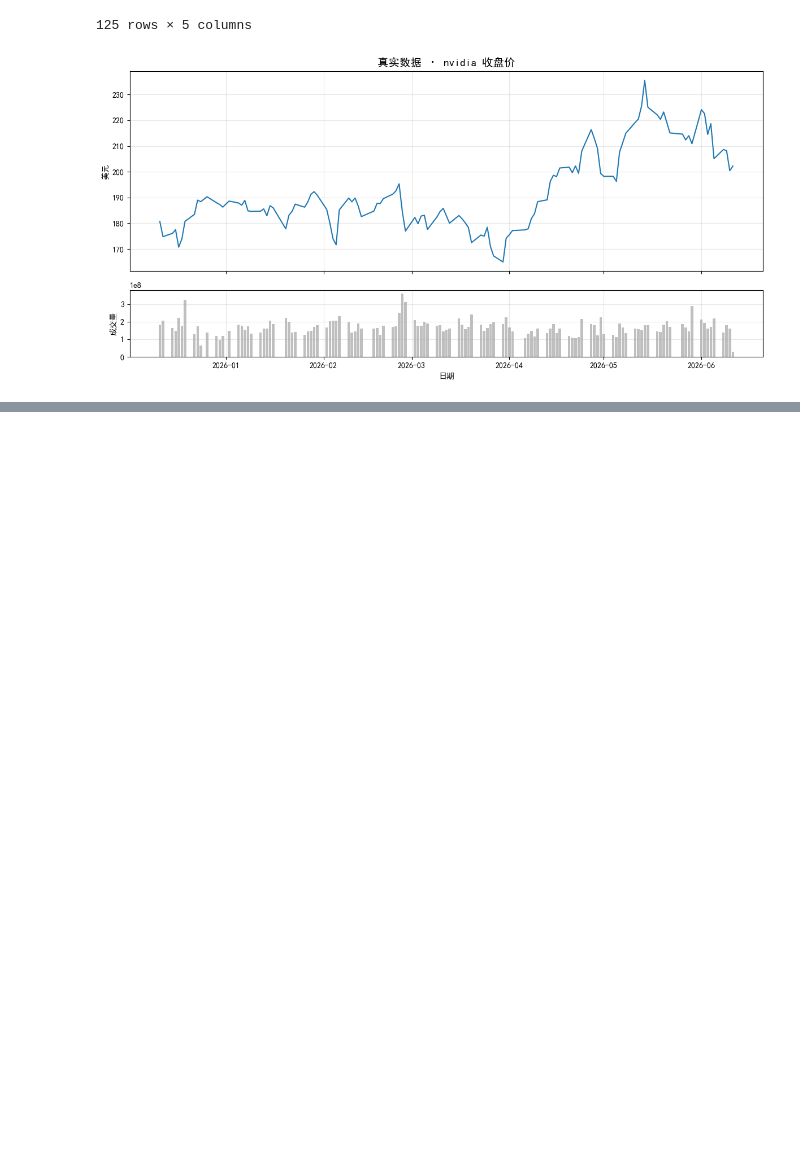
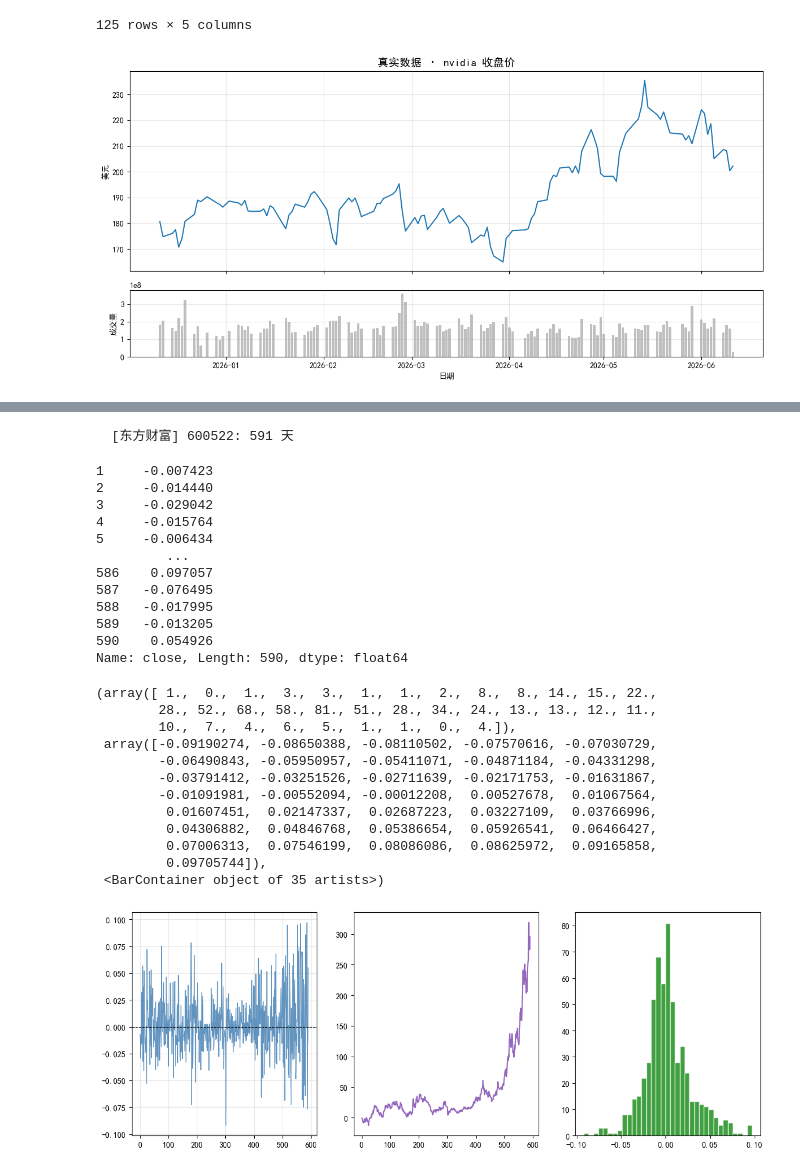
Before and after one commit to ChenxiWang-Dawn/Quant, a Jupyter notebook: notebooks/learnQuant.ipynb, the cells around one changed output, grey strips where cells are left out. Cells and saved outputs as stored; diff of their text form; code cells hidden in the pictures; blank space fills up the shorter version.

```diff
--- a/notebooks/learnQuant.ipynb
+++ b/notebooks/learnQuant.ipynb
@@ -62,0 +237,43 @@ aapl = yf.download('AAPL', period='1y', progress=False, multi_level_index=False)
+# %%
+data  = get_a_stock_daily("600522","20240101","20260615", adjust="hfq")
+
+df = data['close'].pct_change().dropna()
+display(df)
+
+rets = df
+fig, axes = plt.subplots(1, 3, figsize=(14, 5))
+axes[0].plot(rets.index, rets.values, color='steelblue',linewidth=0.9, alpha=0.85)
+axes[0].axhline(0, color='black', linewidth=0.8, linestyle='--')
+axes[0].grid(True, alpha=0.3)
+
+cum_return = (1 + rets).cumprod()-1
+axes[1].plot(cum_return.index, cum_return.values*100, color='tab:purple', linewidth=1.5)
+
+axes[2].hist(rets.values, bins=35, color='green', alpha=0.75, edgecolor='white')
+# %% [output]
+  [东方财富] 600522: 591 天
+1     -0.007423
+2     -0.014440
+3     -0.029042
+4     -0.015764
+5     -0.006434
+         ...
+586    0.097057
+587   -0.076495
+588   -0.017995
+589   -0.013205
+590    0.054926
+Name: close, Length: 590, dtype: float64
+(array([ 1.,  0.,  1.,  3.,  3.,  1.,  1.,  2.,  8.,  8., 14., 15., 22.,
+        28., 52., 68., 58., 81., 51., 28., 34., 24., 13., 13., 12., 11.,
+        10.,  7.,  4.,  6.,  5.,  1.,  1.,  0.,  4.]),
+ array([-0.09190274, -0.08650388, -0.08110502, -0.07570616, -0.07030729,
+        -0.06490843, -0.05950957, -0.05411071, -0.04871184, -0.04331298,
+        -0.03791412, -0.03251526, -0.02711639, -0.02171753, -0.01631867,
+        -0.01091981, -0.00552094, -0.00012208,  0.00527678,  0.01067564,
+         0.01607451,  0.02147337,  0.02687223,  0.03227109,  0.03766996,
+         0.04306882,  0.04846768,  0.05386654,  0.05926541,  0.06466427,
+         0.07006313,  0.07546199,  0.08086086,  0.08625972,  0.09165858,
+         0.09705744]),
+ <BarContainer object of 35 artists>)
+[figure, added]
```
Also changed, not shown: parts of 1 cell of this notebook, 3 other files.
